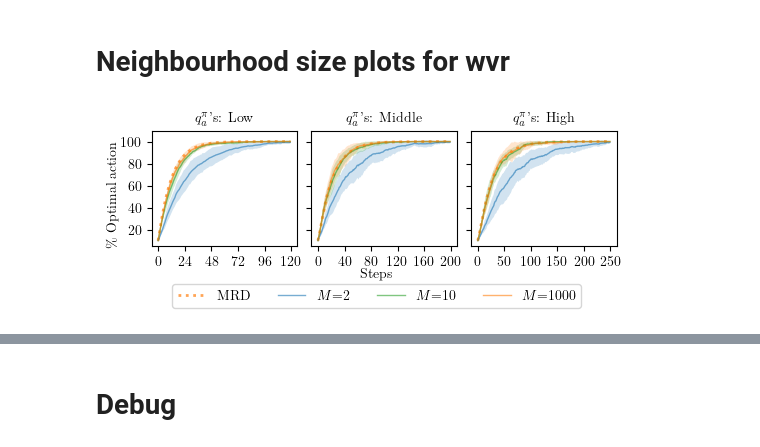
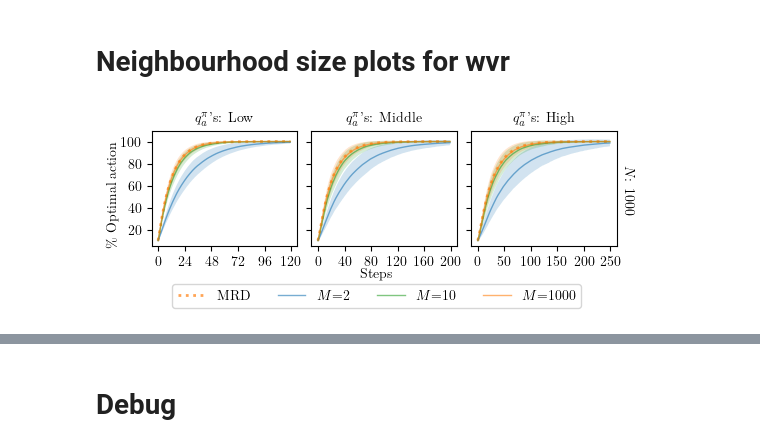
Before and after one commit to MISTLab/HiveMindRL, a Jupyter notebook: src/populations.ipynb, the cells around one changed output, grey strips where cells are left out. Cells and saved outputs as stored; diff of their text form; code cells hidden in the pictures.

```diff
--- a/src/populations.ipynb
+++ b/src/populations.ipynb
@@ -495,12 +495,12 @@ plt.savefig(f"population_experiments.pdf", bbox_inches="tight", dpi=900)
 # %%
 population_size = 1000
 nei_sizes = [2, 10, 1000]
-iterations = 15
+iterations = 1000
 fontsize = 10
 disjoint_neighbourhood = False
 use_neighbourhood = True
 device = "cpu"
-n_proc = 15
+n_proc = 20
 names = ["near zero", "evenly spaced", "near one"]
 names_dict = {
     names[0]: "Low",
@@ -535,6 +535,15 @@ fig.text(
     "Steps",
     horizontalalignment="center",
     verticalalignment="center",
+    fontsize=fontsize,
+)
+fig.text(
+    0.92,
+    0.48,
+    r"$N$: " + f"{population_size}",
+    horizontalalignment="center",
+    verticalalignment="center",
+    rotation=270,
     fontsize=fontsize,
 )
 
@@ -612,31 +621,31 @@ for i, ax in enumerate(axs):
             alpha=0.6,
         )
 
         ax.fill_between(
             range(step),
             optimal_action_wvr.mean(axis=0) * 100
             - optimal_action_wvr.std(axis=0) * 100,
             optimal_action_wvr.mean(axis=0) * 100
             + optimal_action_wvr.std(axis=0) * 100,
             facecolor=colors[j],
             alpha=0.2,
         )
 
 
 lines_labels = [axs[0].get_legend_handles_labels()]
 lines, labels = [sum(lol, []) for lol in zip(*lines_labels)]
 unique = dict(zip(labels, lines))
 
 fig.legend(
     unique.values(),
     unique.keys(),
     loc="upper center",
     bbox_to_anchor=(0.5, -0.1),
     ncol=4,
     fontsize=fontsize,
 )
 
 
 plt.savefig(f"nei_experiments.pdf", bbox_inches="tight", dpi=900)
 # %% [output]
-[figure, old version]
+[figure, new version]
```
Also changed, not shown: parts of 2 cells of this notebook, 5 other files.
